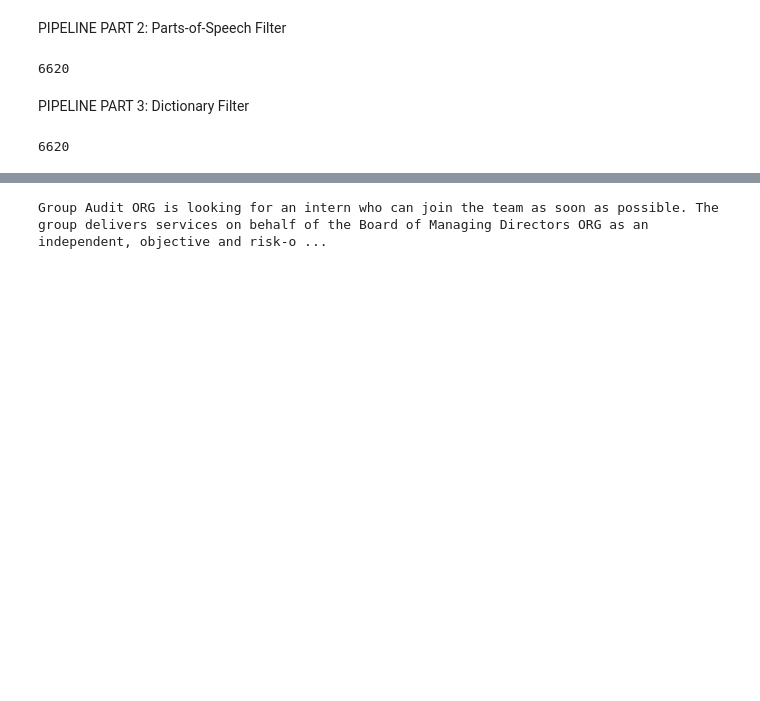
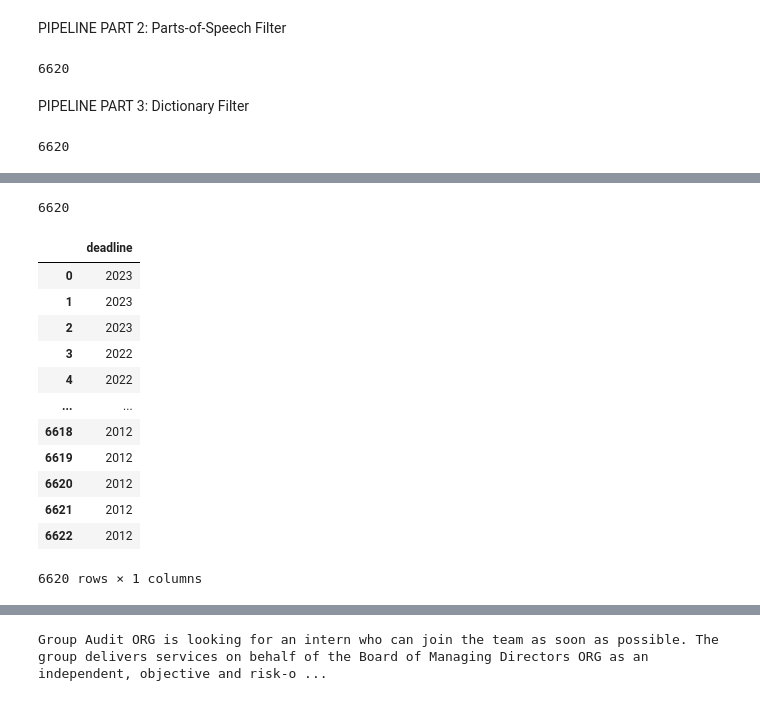
Before and after one commit to ethanvirtudazo/DS105_Project, a Jupyter notebook: text_pipeline.ipynb, the cells around one changed output, grey strips where cells are left out. Saved outputs shown, nothing was run; the diff lists cells and outputs as text; code cells hidden in the pictures; blank space fills up the shorter version.

```diff
--- a/text_pipeline.ipynb
+++ b/text_pipeline.ipynb
@@ -284,0 +372,5 @@ df_bool
+# %%
+df_title_filtered = df_title.drop(non_str_index, axis=0, inplace=False)
+len(df_title_filtered)
+# %% [output]
+6620
@@ -284,0 +381,16 @@ df_bool
+# %%
+df_dline_filtered
+# %% [output]
+|  | deadline |
+| 0 | 2023 |
+| 1 | 2023 |
+| 2 | 2023 |
+| 3 | 2022 |
+| 4 | 2022 |
+| ... | ... |
+| 6618 | 2012 |
+| 6619 | 2012 |
+| 6620 | 2012 |
+| 6621 | 2012 |
+| 6622 | 2012 |
+6620 rows × 1 columns
```
Also changed, not shown: parts of 40 cells of this notebook, 2 other files.
